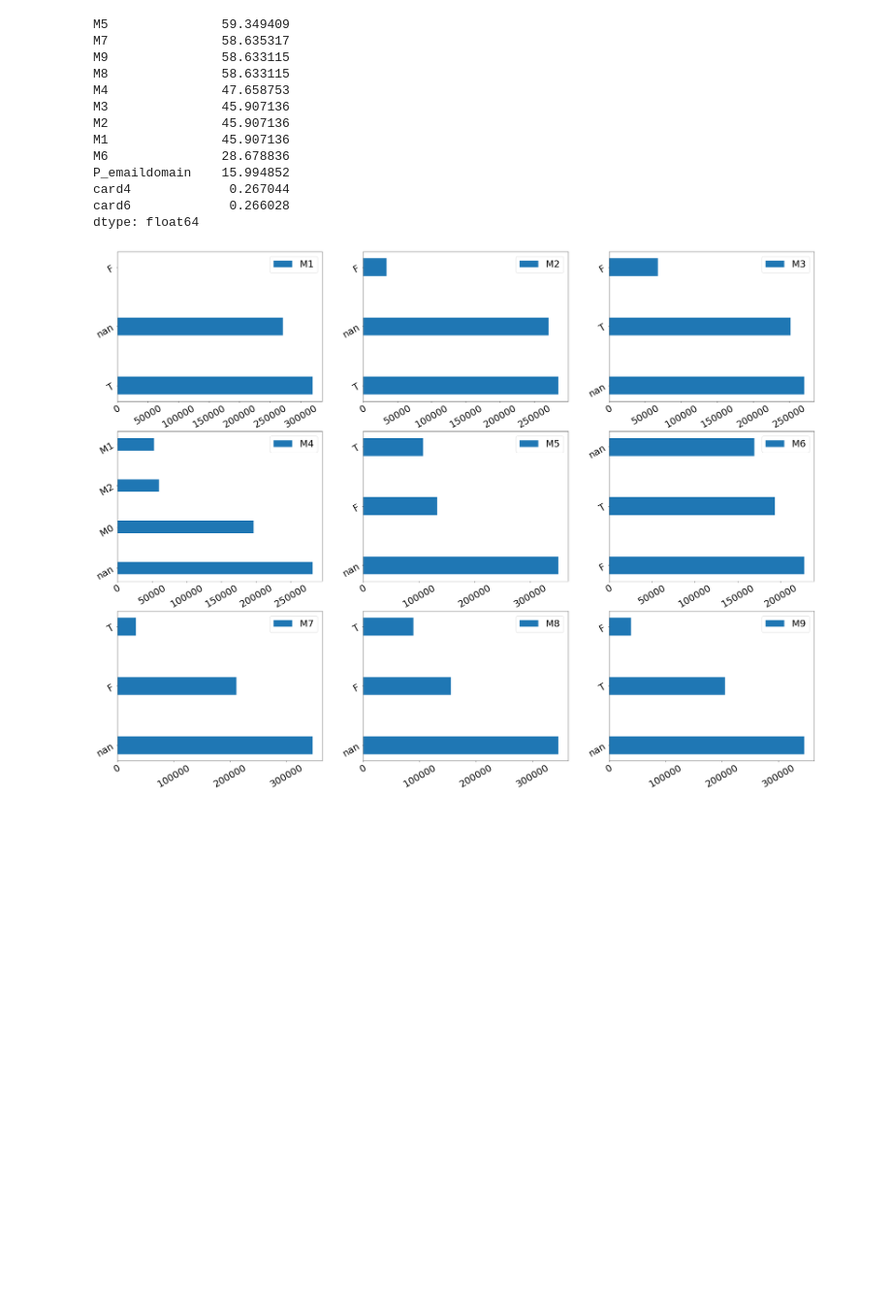
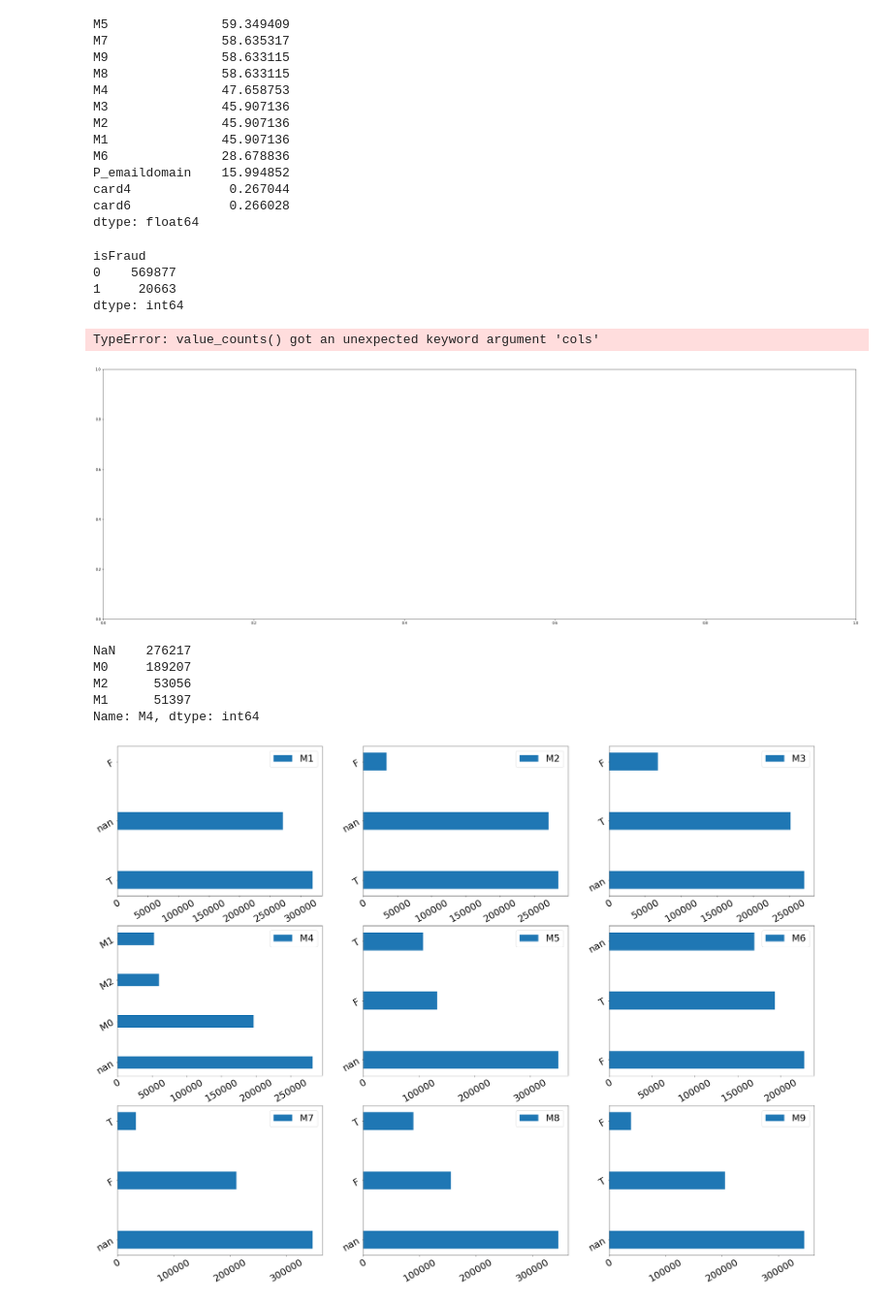
Before and after one commit to Azson/machineLearning, a Jupyter notebook: kaggle/CIS Fraud Detection/CIS Fraud Detection-DA.ipynb, the cells around one changed output. Shown at 97% size. Cells and saved outputs as stored; diff of their text form; code cells hidden in the pictures; blank space fills up the shorter version.

```diff
--- a/kaggle/CIS Fraud Detection/CIS Fraud Detection-DA.ipynb
+++ b/kaggle/CIS Fraud Detection/CIS Fraud Detection-DA.ipynb
@@ -337,3 +355,53 @@ def visualize_cols(data, cols, sub_size=(1, 1), figsize=(40, 30)):
 
     # 展示图形
     plt.show()
+# %%
+#是否可以做一个对col、isFraud双类别进行分组，并plot
+
+def visualize_cols_tmp(data, cols, sub_size=(1, 1), figsize=(40, 30)):
+    fig = plt.figure(figsize=figsize)
+
+
+    for idx, col in enumerate(cols):
+        #col = 'M5'
+        ax  = fig.add_subplot(sub_size[0], sub_size[1], idx+1)
+
+        fraud_cols_grp = df_train[['isFraud', col]].groupby('isFraud')
+        print(fraud_cols_grp.size())
+
+        x_pos = np.arange(data[col].value_counts(dropna=False).shape[0])
+        mb = data[col].value_counts(dropna=False)
+
+        y_pos = fraud_cols_grp.get_group(0)[col].value_counts(dropna=False, cols=mb.index)
+
+        ax.bar(x=0, bottom=x_pos, height=0.3, width=y_pos, orientation="horizontal", \
+                    label=col+" Fraud-0", tick_label=y_pos.index)
+
+        #fraud == 1
+        y_pos = fraud_cols_grp.get_group(1)[col].value_counts(dropna=False, cols=mb.index)
+        print(y_pos)
+        print(x_pos, y_pos.index)
+        ax.bar(x=1, bottom=x_pos, height=0.3, width=y_pos+1, orientation="horizontal", \
+                    label=col+" Fraud-1", tick_label=y_pos.index)
+
+        ax.tick_params(labelsize=30)
+
+        for tick in ax.get_yticklabels():
+            tick.set_rotation(30)
+        for tick in ax.get_xticklabels():
+            tick.set_rotation(30)
+
+        # 添加图例
+        ax.legend(prop={'size':30})
+
+    # 展示图形
+    plt.show()
+# %%
+visualize_cols_tmp(df_train, ['card4', 'card6'], (2, 1))
+# %% [output]
+isFraud
+0    569877
+1     20663
+dtype: int64
+TypeError: value_counts() got an unexpected keyword argument 'cols'
+[figure, added]
@@ -340,3 +410,11 @@ def visualize_cols(data, cols, sub_size=(1, 1), figsize=(40, 30)):
+# %%
+tmp.get_group(0)['M4'].value_counts(dropna=False)
+# %% [output]
+NaN    276217
+M0     189207
+M2      53056
+M1      51397
+Name: M4, dtype: int64
 # %%
 visualize_cols(df_train, ['M1', 'M2', 'M3', 'M4', 'M5', 'M6', 'M7', 'M8', 'M9'], (3, 3))
 # %% [output]
```
Also changed, not shown: parts of 14 cells of this notebook.
